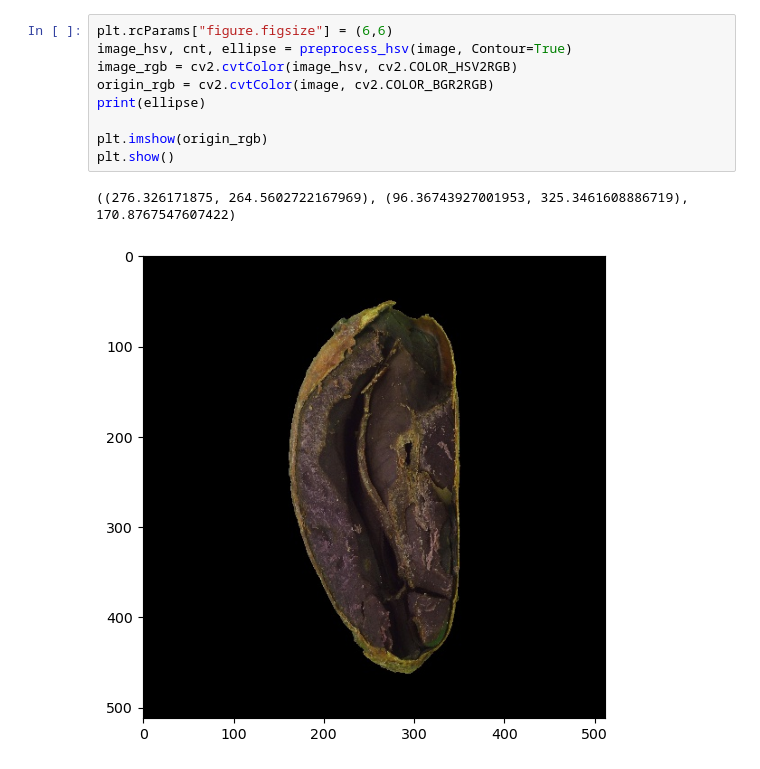
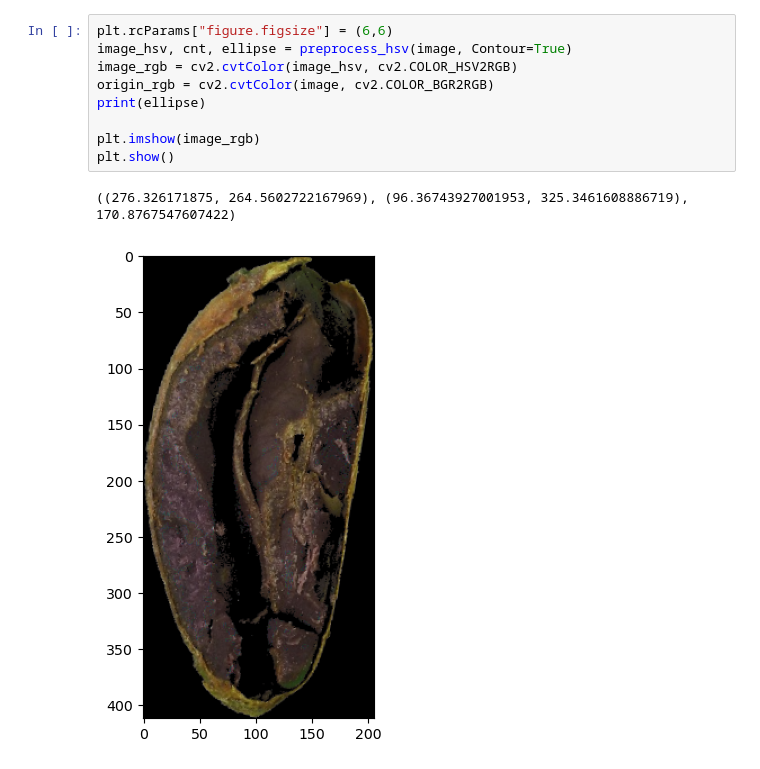
Before and after one commit to quanglochuynh/thesis2022, a Jupyter notebook: The_new_thesis_approach/hsv_feature.ipynb, the cells around one changed output. Drawn from its saved outputs; the diff is of its cells as text.

```diff
--- a/The_new_thesis_approach/hsv_feature.ipynb
+++ b/The_new_thesis_approach/hsv_feature.ipynb
@@ -25,12 +26,12 @@ lut2 = init_lut(fn=curved, coefficient=1.5)
 # %%
 plt.rcParams["figure.figsize"] = (6,6)
 image_hsv, cnt, ellipse = preprocess_hsv(image, Contour=True)
 image_rgb = cv2.cvtColor(image_hsv, cv2.COLOR_HSV2RGB)
 origin_rgb = cv2.cvtColor(image, cv2.COLOR_BGR2RGB)
 print(ellipse)
 
-plt.imshow(origin_rgb)
+plt.imshow(image_rgb)
 plt.show()
 # %% [output]
 ((276.326171875, 264.5602722167969), (96.36743927001953, 325.3461608886719), 170.8767547607422)
-[figure, old version]
+[figure, new version]
```
Also changed, not shown: parts of 11 cells of this notebook, 2 other files.
